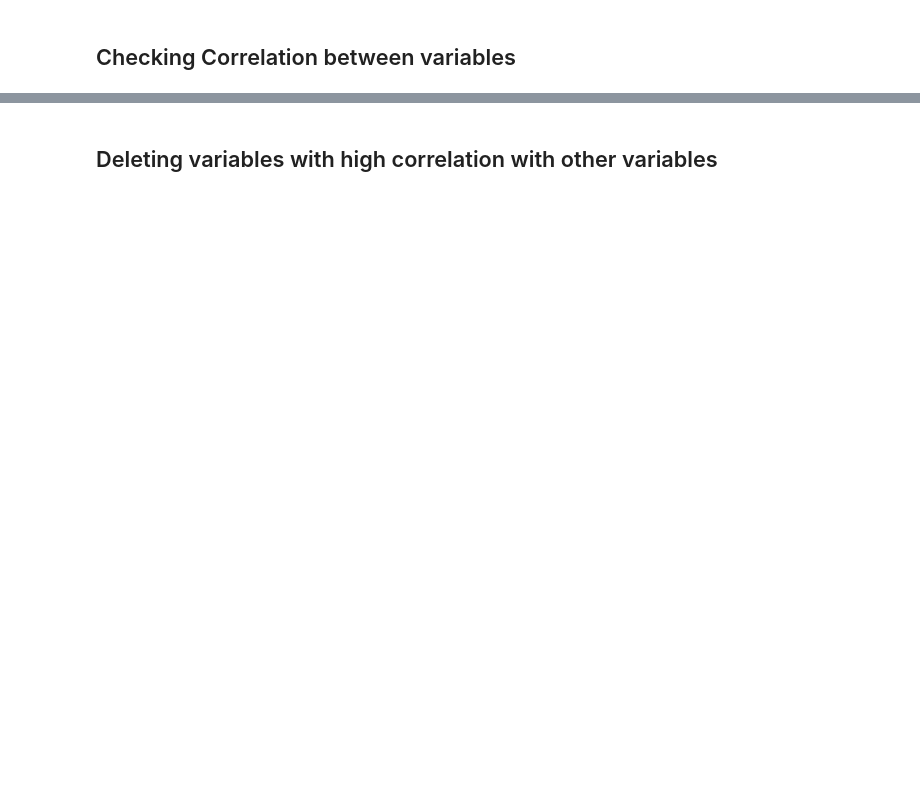
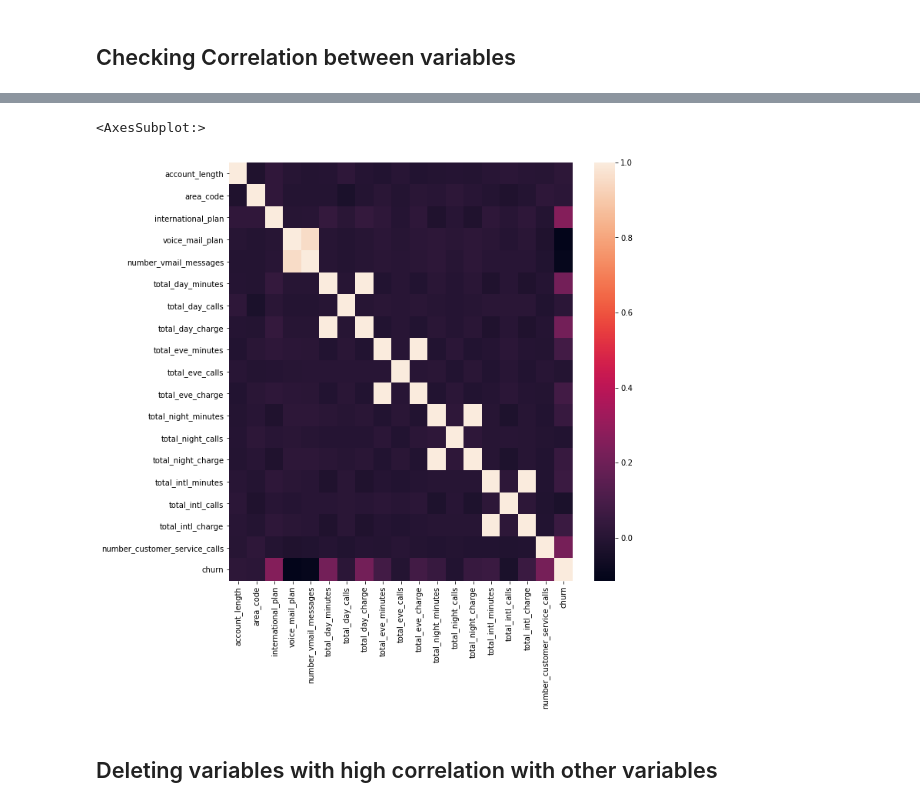
Before and after one commit to SidhyaRaman0205/ai_capstone2, a Jupyter notebook: index.ipynb, the cells around one changed output, grey strips where cells are left out. Drawn from its saved outputs; the diff is of its cells as text; code cells hidden in the pictures; blank space fills up the shorter version.

```diff
--- a/index.ipynb
+++ b/index.ipynb
@@ -129,3 +147,9 @@ correlation
+# %%
+plt.figure(figsize = (10,10))
+sns.heatmap(correlation,data = train_data)
+# %% [output]
+<AxesSubplot:>
+[figure, added]
 # %% [markdown]
 ## Deleting variables with high correlation with other variables
 # %%
```
Also changed, not shown: parts of 33 cells of this notebook.
